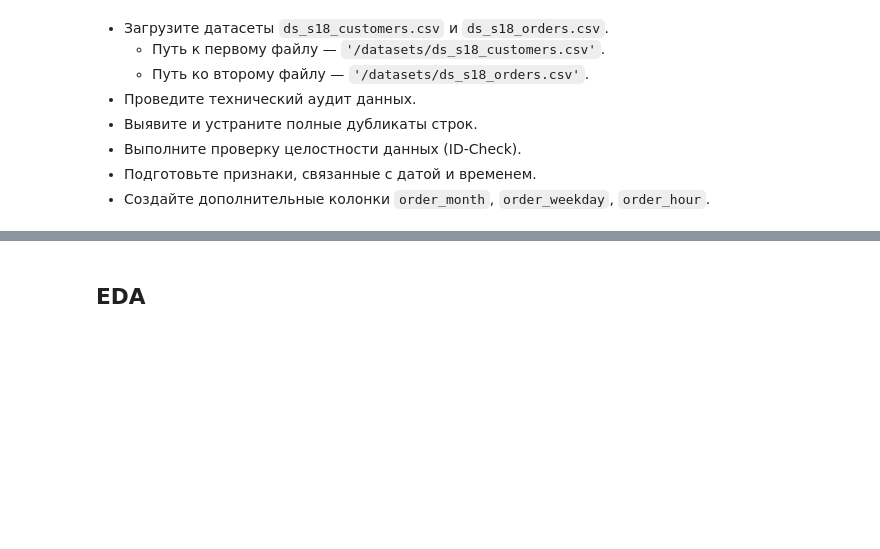
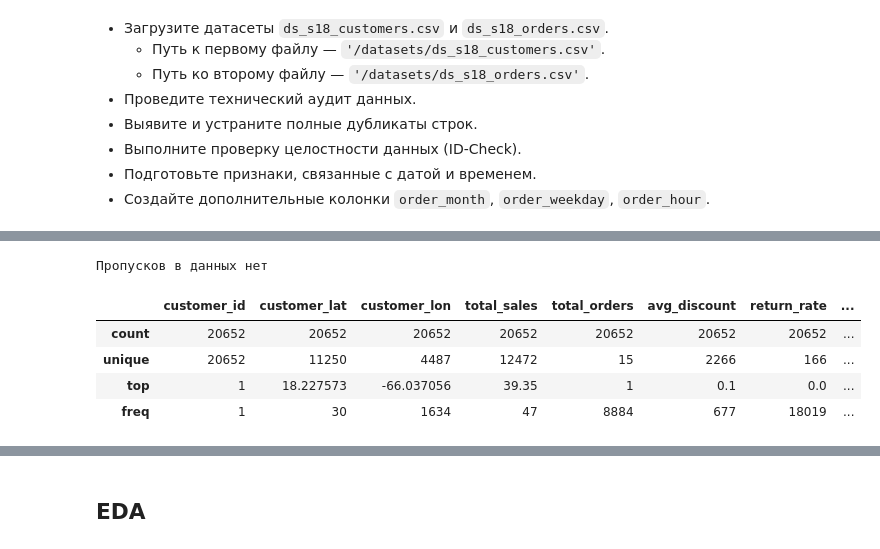
Before and after one commit to TemaQDX/sprint_18_project_carga_pronto, a Jupyter notebook: sprint_18_project_carga_pronto_Artem_Burov.ipynb, the cells around one changed output, grey strips where cells are left out. Saved outputs shown, nothing was run; the diff lists cells and outputs as text; code cells hidden in the pictures; blank space fills up the shorter version.

```diff
--- a/sprint_18_project_carga_pronto_Artem_Burov.ipynb
+++ b/sprint_18_project_carga_pronto_Artem_Burov.ipynb
@@ -72,0 +253,12 @@ GitHub: https://github.com/TemaQDX/sprint_18_project_carga_pronto
+# %%
+show_missing_stats(df_customers)
+# %% [output]
+Пропусков в данных нет
+# %%
+df_customers.astype(str).describe()
+# %% [output]
+|  | customer_id | customer_lat | customer_lon | total_sales | total_orders | avg_discount | return_rate | ... |
+| count | 20652 | 20652 | 20652 | 20652 | 20652 | 20652 | 20652 | ... |
+| unique | 20652 | 11250 | 4487 | 12472 | 15 | 2266 | 166 | ... |
+| top | 1 | 18.227573 | -66.037056 | 39.35 | 1 | 0.1 | 0.0 | ... |
+| freq | 1 | 30 | 1634 | 47 | 8884 | 677 | 18019 | ... |
```
Also changed, not shown: parts of 13 cells of this notebook.
